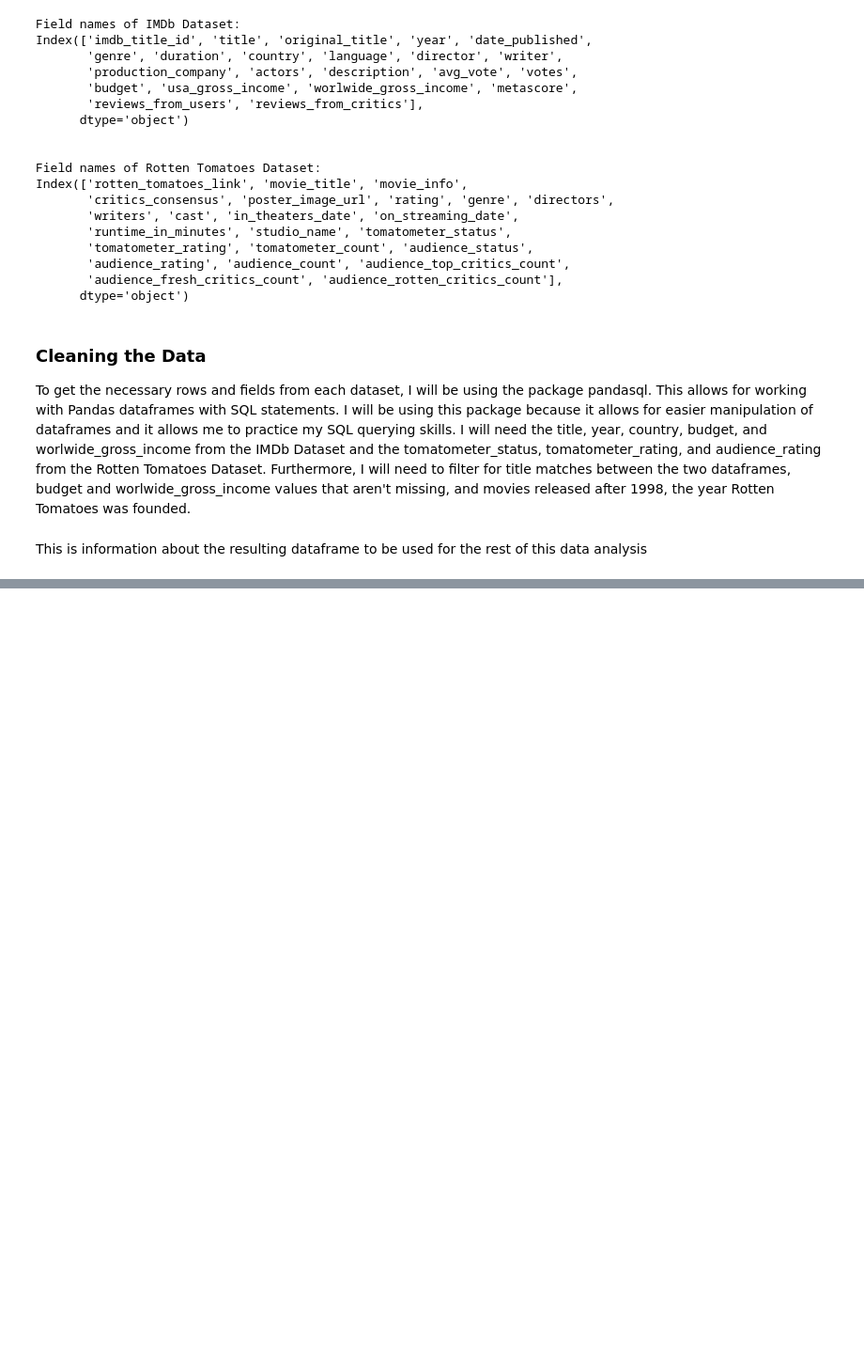
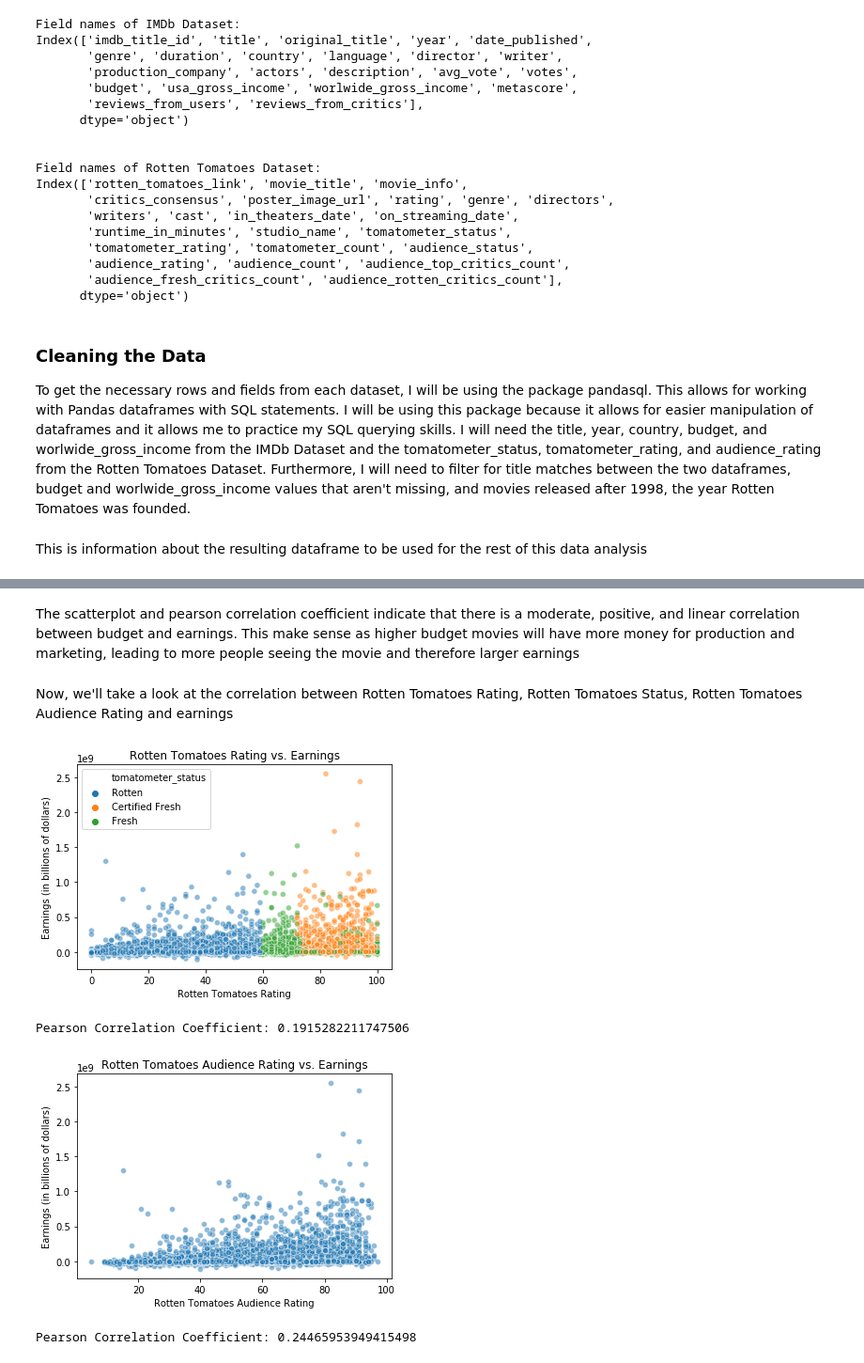
Before and after one commit to brndnzh/Rotten_Tomatoes_Effect, a Jupyter notebook: Rotten_Tomatoes_Effect_Script.ipynb, the cells around one changed output, grey strips where cells are left out. Shown at 94% size. Saved outputs shown, nothing was run; the diff lists cells and outputs as text; code cells hidden in the pictures; blank space fills up the shorter version.

```diff
--- a/Rotten_Tomatoes_Effect_Script.ipynb
+++ b/Rotten_Tomatoes_Effect_Script.ipynb
@@ -92,0 +261,23 @@ dtype: object
+# %% [markdown]
+The scatterplot and pearson correlation coefficient indicate that there is a moderate, positive, and linear correlation between budget and earnings. This make sense as higher budget movies will have more money for production and marketing, leading to more people seeing the movie and therefore larger earnings
+# %% [markdown]
+Now, we'll take a look at the correlation between Rotten Tomatoes Rating, Rotten Tomatoes Status, Rotten Tomatoes Audience Rating and earnings
+# %%
+sns.scatterplot(x = "tomatometer_rating", y = "earnings", data = movies_df, hue = "tomatometer_status", alpha = .5)
+plt.xlabel("Rotten Tomatoes Rating")
+plt.ylabel("Earnings (in billions of dollars)")
+plt.title("Rotten Tomatoes Rating vs. Earnings")
+plt.show()
+print("Pearson Correlation Coefficient: " + str(scipy.stats.pearsonr(movies_df.tomatometer_rating, movies_df.earnings)[0]))
+
+sns.scatterplot(x = "audience_rating", y = "earnings", data = movies_df, alpha = .5)
+plt.xlabel("Rotten Tomatoes Audience Rating")
+plt.ylabel("Earnings (in billions of dollars)")
+plt.title("Rotten Tomatoes Audience Rating vs. Earnings")
+plt.show()
+print("Pearson Correlation Coefficient: " + str(scipy.stats.pearsonr(movies_df.audience_rating, movies_df.earnings)[0]))
+# %% [output]
+[figure, added]
+Pearson Correlation Coefficient: 0.1915282211747506
+[figure, added]
+Pearson Correlation Coefficient: 0.24465953949415498
```
Also changed, not shown: parts of 18 cells of this notebook.
